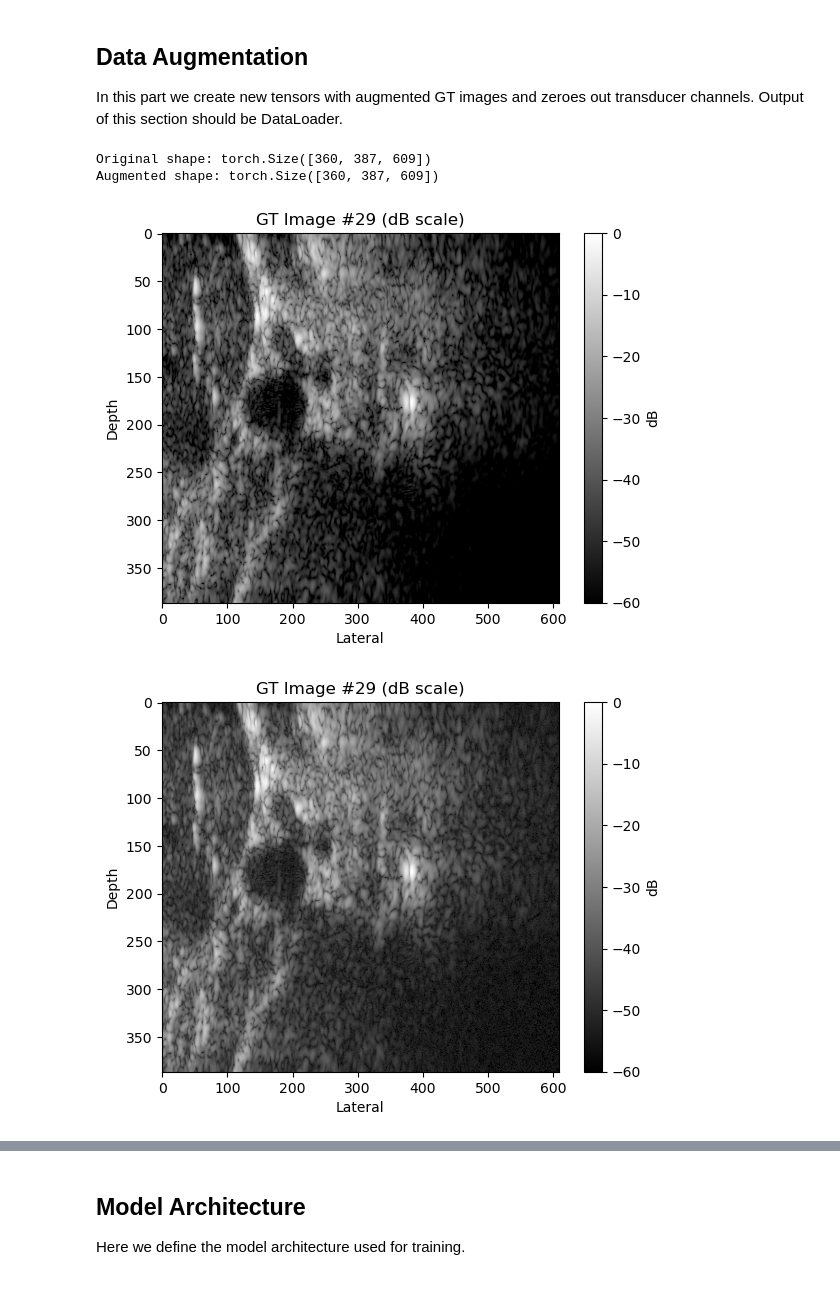
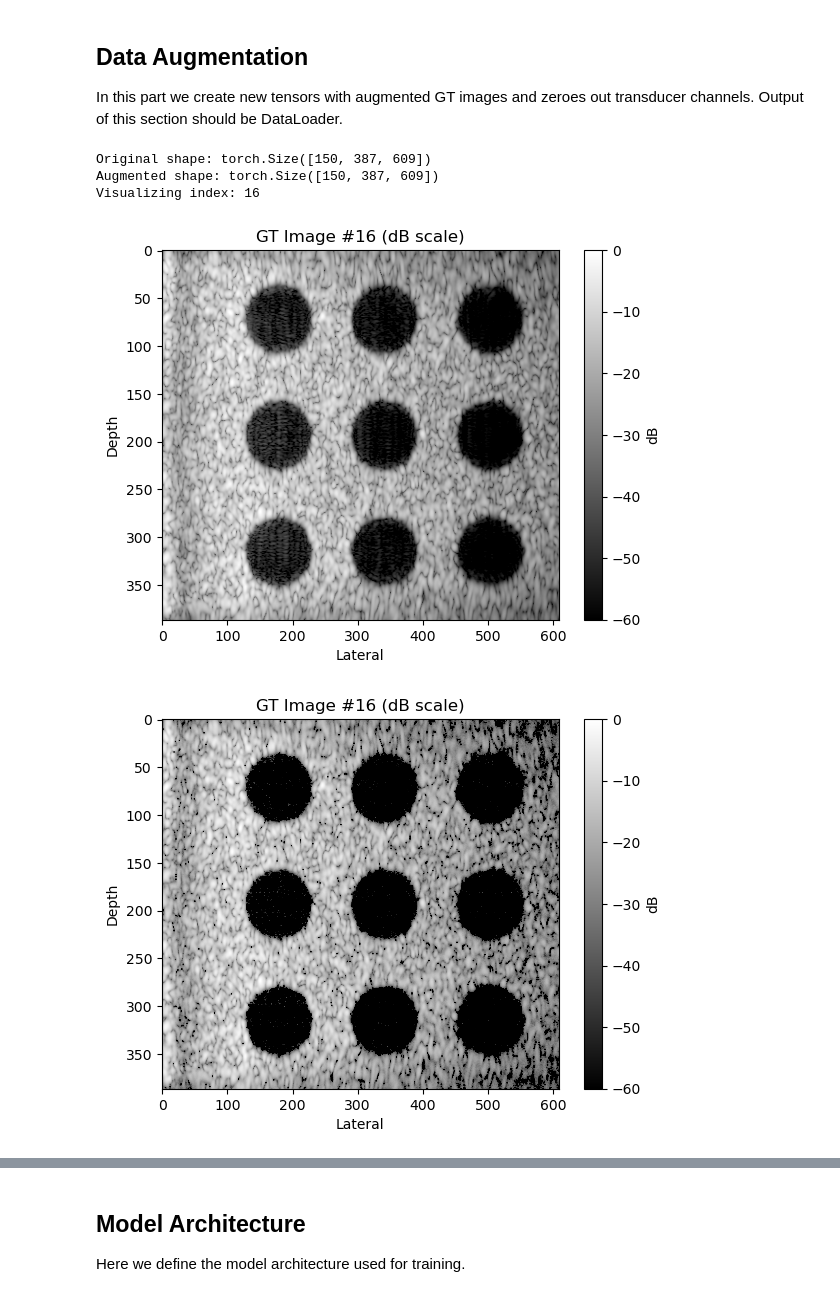
Before and after one commit to jacobinsilico/ReconstructUS, a Jupyter notebook: code/train_model_O.ipynb, the cells around one changed output, grey strips where cells are left out. Cells and saved outputs as stored; diff of their text form; code cells hidden in the pictures.

```diff
--- a/code/train_model_O.ipynb
+++ b/code/train_model_O.ipynb
@@ -37,11 +35,12 @@ Define all the training parameters in one variable.
 # %%
 TARGET_DEPTH = 1600 # target number of samples for all considered RF files
 DATASET_SIZE = 300  # number of total samples loaded in the notebook
+BATCH_SIZE = 4
 # %%
 CONFIG = {
     'model_name': 'unet',           # options: 'resnet', 'unet', 'effunet'
     'loss_function': 'ssim',          # options: 'ssim', 'mae', 'combined'
-    'batch_size': 4,
+    'batch_size': BATCH_SIZE,
     'lr': 1e-4,
     'epochs': 100,
     'input_size': None,               # we set it based on the max depth of processed .mat files
@@ -101,23 +95,20 @@ visualize_rf_line(rf_tensor, file_idx=0, pw_idx=10, ch_idx=64)
 ## Data Augmentation
 In this part we create new tensors with augmented GT images and zeroes out transducer channels. Output of this section should be DataLoader.
 # %%
-# we need train test split first
-from sklearn.model_selection import train_test_split
-
-# Indices for splitting
-indices = np.arange(rf_tensor.shape[0])
-train_idx, temp_idx = train_test_split(indices, test_size=0.2, random_state=42)
-val_idx, test_idx = train_test_split(temp_idx, test_size=0.5, random_state=42)
+# Define indices manually
+val_idx  = np.arange(0, 30)      # first 30 for validation
+test_idx = np.arange(30, 150)    # next 120 for testing
+train_idx = np.arange(150, 300)  # remaining 150 for training
 
 # Split tensors
 rf_train, gt_train = rf_tensor[train_idx], gt_tensor[train_idx]
 rf_val,   gt_val   = rf_tensor[val_idx],   gt_tensor[val_idx]
 rf_test,  gt_test  = rf_tensor[test_idx],  gt_tensor[test_idx]
 # %%
-# we need a function to augment GT images
-def augment_gt_tensor(gt_tensor, contrast_factor=1.001, noise_std=0.0005, prob=0.95):
+def augment_gt_tensor(gt_tensor, contrast_factor=1.001, noise_std=0.0005, prob=1):
     """
     Apply random augmentation (contrast + noise) to each GT image in a tensor.
+    Values are clamped to [0, 1] instead of normalized.
 
     Args:
         gt_tensor (torch.Tensor): [N, H, W] GT images.
@@ -127,48 +118,47 @@ def augment_gt_tensor(gt_tensor, contrast_factor=1.001, noise_std=0.0005, prob=0
 
     Returns:
         torch.Tensor: Augmented GT tensor [N, H, W]
     """
     augmented = []
 
     for i in range(gt_tensor.shape[0]):
         img = gt_tensor[i].clone()
 
         if torch.rand(1).item() < prob:
             # Contrast jitter
             img = (img - 0.5) * contrast_factor + 0.5
 
             # Gaussian noise
             noise = torch.randn_like(img) * noise_std
             img = img + noise
 
-            # Normalize again to [0, 1]
-            #img = img - img.min()
-            #img = img / (img.max() + 1e-8)
-            # Normalize each image independently to [0, 1]
-            img = (img - img.min()) / (img.max() - img.min() + 1e-8)
+            # Clamp to [0, 1]
+            img = torch.clamp(img, 0.0, 1.0)
 
-            # don't do normalization for now
         augmented.append(img)
 
     return torch.stack(augmented)
+
 
 
 # ==== Test it on gt_train ====
 gt_augmented = augment_gt_tensor(gt_train)
 
 print("Original shape:", gt_train.shape)
 print("Augmented shape:", gt_augmented.shape)
 
-# Visual check (optional)
-from utils.visualize_raw import visualize_gt_db
-index_for_testing = 29
-visualize_gt_db(gt_train, idx=index_for_testing)
-visualize_gt_db(gt_augmented, idx=index_for_testing)
+# Visual check with a random index
+idx_test1 = torch.randint(0, gt_train.shape[0], (1,)).item()
+print(f"Visualizing index: {idx_test1}")
+
+visualize_gt_db(gt_train, idx=idx_test1)
+visualize_gt_db(gt_augmented, idx=idx_test1)
 # %% [output]
-Original shape: torch.Size([360, 387, 609])
-Augmented shape: torch.Size([360, 387, 609])
+Original shape: torch.Size([150, 387, 609])
+Augmented shape: torch.Size([150, 387, 609])
+Visualizing index: 16
-[figure, old version]
+[figure, new version]
-[figure, old version]
+[figure, new version]
 # %%
 # we need a function to randomly zero out transducer elements [450 x 10% zeroed out x 3000 something]
 import torch
```
Also changed, not shown: parts of 11 cells of this notebook, 1 other file.
